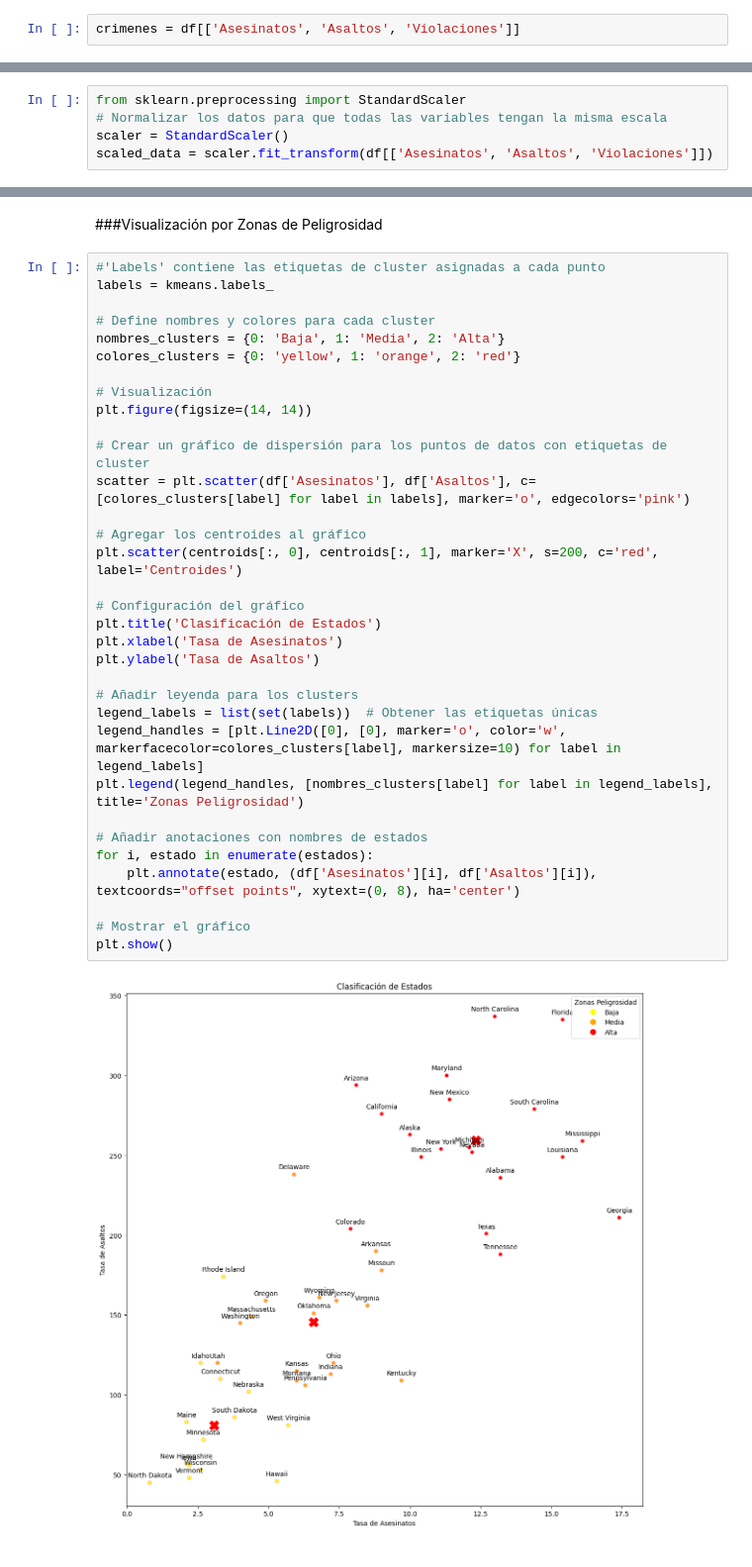
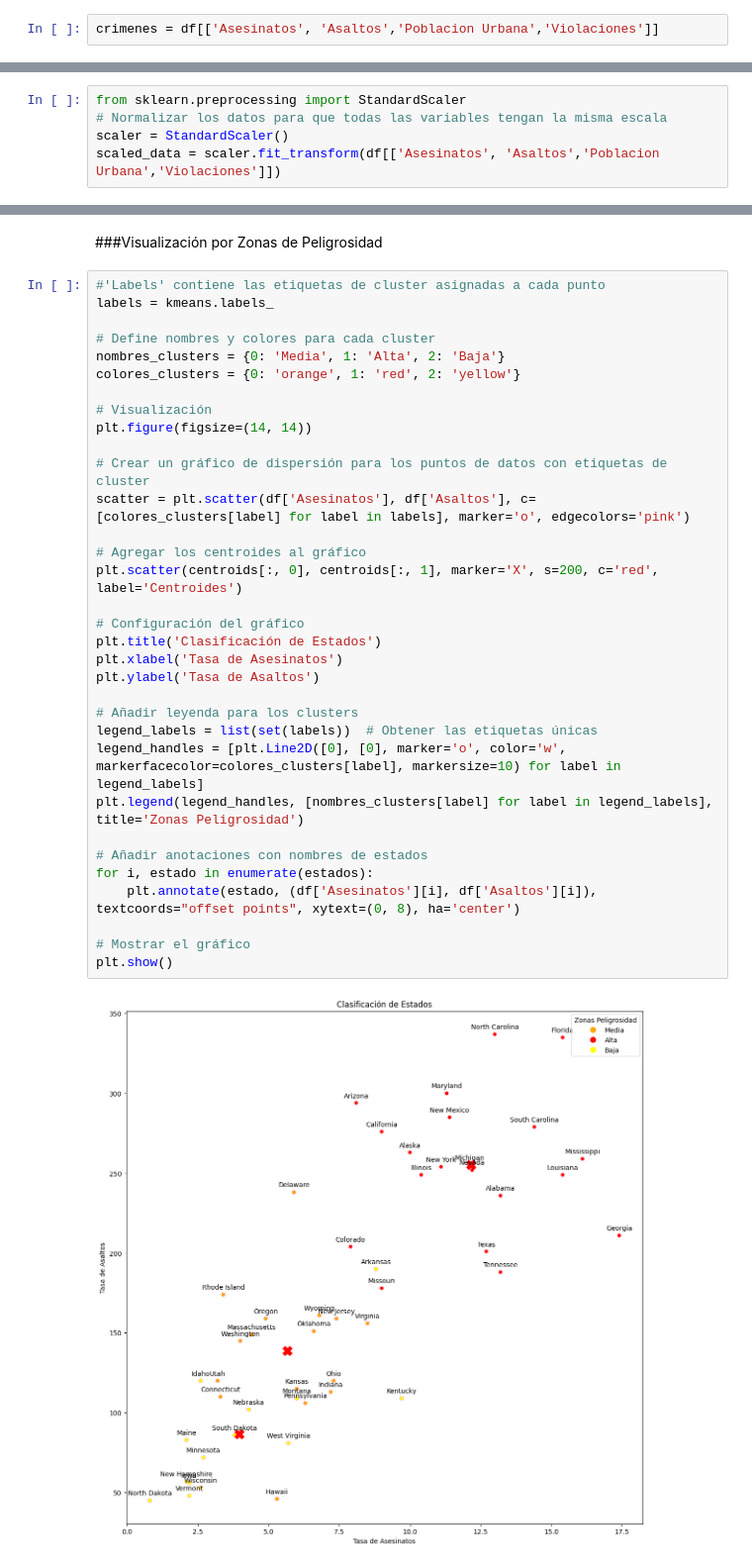
Before and after one commit to depradaboris/CrimenesClustering, a Jupyter notebook: Crimenes_dePradaBoris_FernandezDana_GaticaGerman.ipynb, the cells around one changed output, grey strips where cells are left out. Shown: that part at 99% size. Drawn from its saved outputs; the diff is of its cells as text.

```diff
--- a/Crimenes_dePradaBoris_FernandezDana_GaticaGerman.ipynb
+++ b/Crimenes_dePradaBoris_FernandezDana_GaticaGerman.ipynb
@@ -41,5 +41,5 @@ plt.show()
 # %%
-crimenes = df[['Asesinatos', 'Asaltos', 'Violaciones']]
+crimenes = df[['Asesinatos', 'Asaltos','Poblacion Urbana','Violaciones']]
 # %% [markdown]
 ###Acá dejamos afuera a la población total, porque si bien incide en la cantidad de asaltos, mirando los datos nos dimos cuenta que no era tan relevante, o habia tanta correlación entre los delitos y la cant población.
 # %%
@@ -48,7 +48,7 @@ estados = df['Estado']
 from sklearn.preprocessing import StandardScaler
 # Normalizar los datos para que todas las variables tengan la misma escala
 scaler = StandardScaler()
-scaled_data = scaler.fit_transform(df[['Asesinatos', 'Asaltos', 'Violaciones']])
+scaled_data = scaler.fit_transform(df[['Asesinatos', 'Asaltos','Poblacion Urbana','Violaciones']])
 # %%
 # Encuentra el número óptimo de clusters usando el método del codo
 wcss = []
@@ -114,33 +114,33 @@ Estados clasificados:
 labels = kmeans.labels_
 
 # Define nombres y colores para cada cluster
-nombres_clusters = {0: 'Baja', 1: 'Media', 2: 'Alta'}
-colores_clusters = {0: 'yellow', 1: 'orange', 2: 'red'}
+nombres_clusters = {0: 'Media', 1: 'Alta', 2: 'Baja'}
+colores_clusters = {0: 'orange', 1: 'red', 2: 'yellow'}
 
 # Visualización
 plt.figure(figsize=(14, 14))
 
 # Crear un gráfico de dispersión para los puntos de datos con etiquetas de cluster
 scatter = plt.scatter(df['Asesinatos'], df['Asaltos'], c=[colores_clusters[label] for label in labels], marker='o', edgecolors='pink')
 
 # Agregar los centroides al gráfico
 plt.scatter(centroids[:, 0], centroids[:, 1], marker='X', s=200, c='red', label='Centroides')
 
 # Configuración del gráfico
 plt.title('Clasificación de Estados')
 plt.xlabel('Tasa de Asesinatos')
 plt.ylabel('Tasa de Asaltos')
 
 # Añadir leyenda para los clusters
 legend_labels = list(set(labels))  # Obtener las etiquetas únicas
 legend_handles = [plt.Line2D([0], [0], marker='o', color='w', markerfacecolor=colores_clusters[label], markersize=10) for label in legend_labels]
 plt.legend(legend_handles, [nombres_clusters[label] for label in legend_labels], title='Zonas Peligrosidad')
 
 # Añadir anotaciones con nombres de estados
 for i, estado in enumerate(estados):
     plt.annotate(estado, (df['Asesinatos'][i], df['Asaltos'][i]), textcoords="offset points", xytext=(0, 8), ha='center')
 
 # Mostrar el gráfico
 plt.show()
 # %% [output]
-[figure, old version]
+[figure, new version]
```
Also changed, not shown: parts of 3 cells of this notebook.
